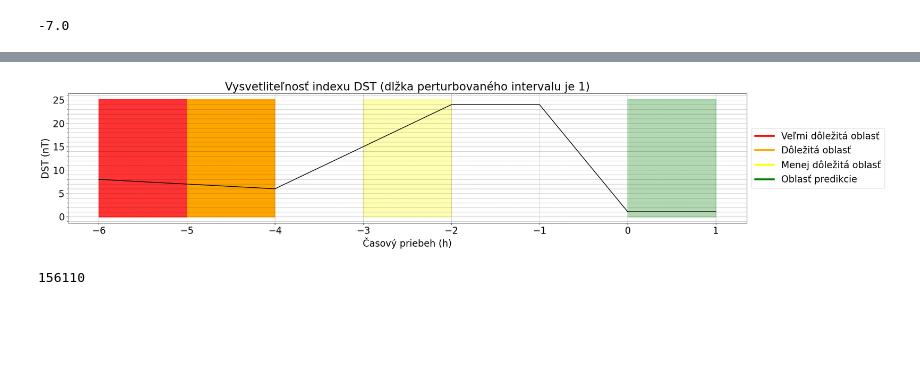
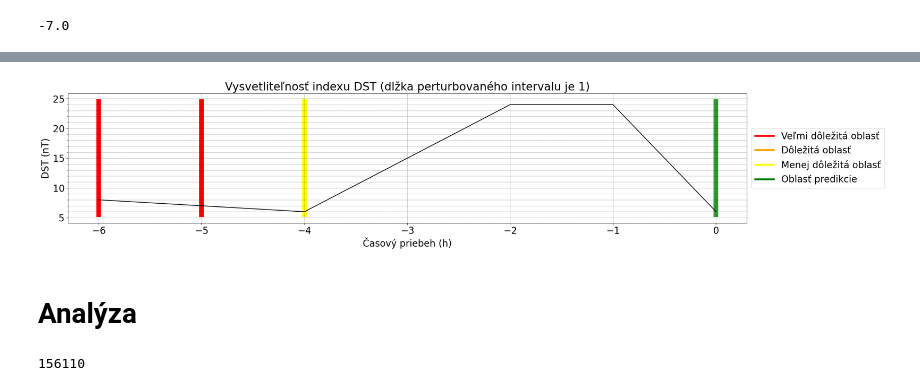
Before and after one commit to Marek929Z/BP-MarekZboray, a Jupyter notebook: 6_6_model_XAI.ipynb, the cells around one changed output, grey strips where cells are left out. Drawn from its saved outputs; the diff is of its cells as text; code cells hidden in the pictures; blank space fills up the shorter version.

```diff
--- a/6_6_model_XAI.ipynb
+++ b/6_6_model_XAI.ipynb
@@ -375,3 +522,3 @@ XAI_for_DST_Prediction_with_predicted_value(test_generator[0][0][103], model,1,
 # %%
-XAI_for_DST_Prediction_with_predicted_value(test_generator[0][0][10], model,1, value_for_shutdown)
+perturbation_method_with_predicted_value(test_generator[0][0][10], model,1, value_for_shutdown)
 # %% [output]
@@ -385,4 +532,6 @@ XAI_for_DST_Prediction_with_predicted_value(test_generator[0][0][10], model,1, v
-[figure, old version]
+[figure, new version]
+# %% [markdown]
+# Analýza
 # %%
 sequence = []
 for x, y in test_generator:
```
Also changed, not shown: parts of 36 cells of this notebook, 8 other files.
